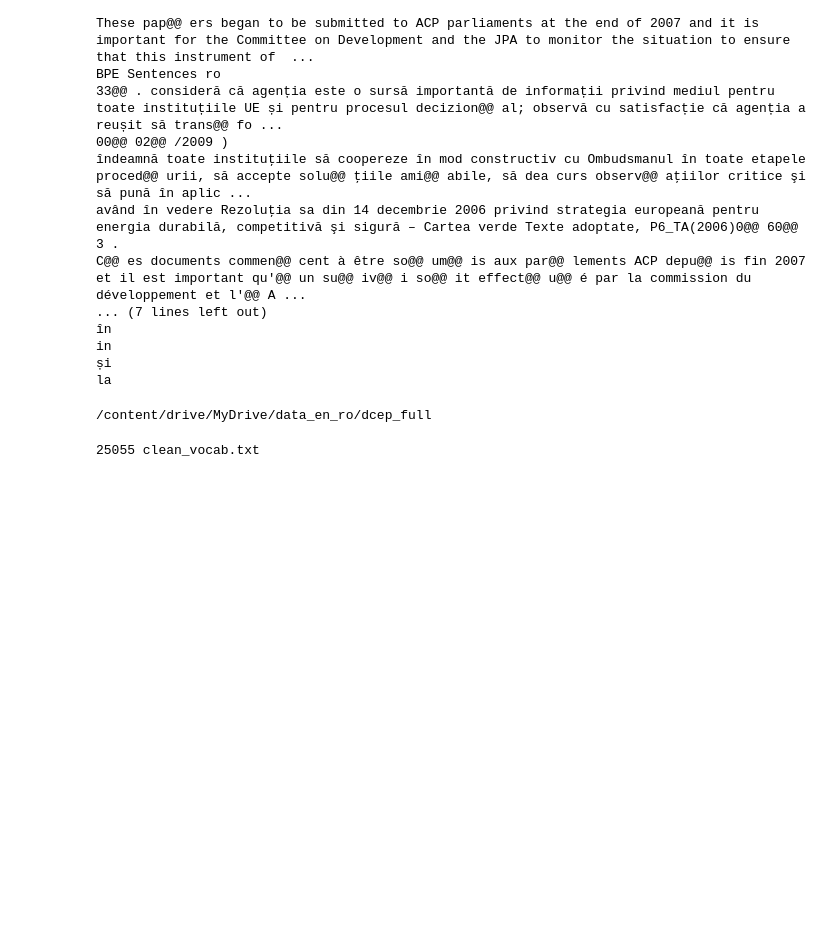
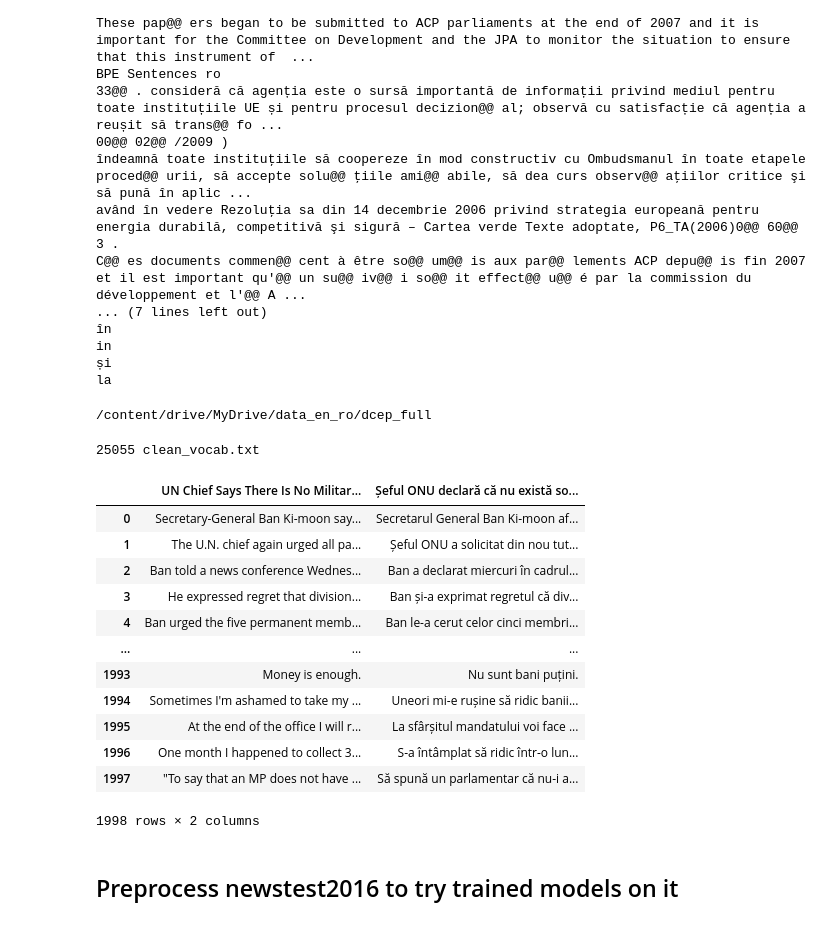
Before and after one commit to clgp2/baCode, a Jupyter notebook: notebooks/02-processing.ipynb, the cells around one changed output. Cells and saved outputs as stored; diff of their text form; code cells hidden in the pictures; blank space fills up the shorter version.

```diff
--- a/notebooks/02-processing.ipynb
+++ b/notebooks/02-processing.ipynb
@@ -143,0 +154,29 @@ la
+# %%
+import pandas as pd
+
+df_ro=pd.read_csv("newstest_ro_strip.txt", sep="\n")
+df_ro.to_csv("newstest_ro.txt", index=False)
+
+df_en=pd.read_csv("newstest_en_strip.txt", sep="\n+", skip_blank_lines=True)
+df_en.to_csv("newstest_en.txt", index=False)
+# %%
+newstest_both=pd.concat([df_en, df_ro], axis=1)
+# %%
+pd.set_option('display.max_colwidth', None)
+newstest_both
+# %% [output]
+|  | UN Chief Says There Is No Militar... | Șeful ONU declară că nu există so... |
+| 0 | Secretary-General Ban Ki-moon say... | Secretarul General Ban Ki-moon af... |
+| 1 | The U.N. chief again urged all pa... | Șeful ONU a solicitat din nou tut... |
+| 2 | Ban told a news conference Wednes... | Ban a declarat miercuri în cadrul... |
+| 3 | He expressed regret that division... | Ban și-a exprimat regretul că div... |
+| 4 | Ban urged the five permanent memb... | Ban le-a cerut celor cinci membri... |
+| ... | ... | ... |
+| 1993 | Money is enough. | Nu sunt bani puțini. |
+| 1994 | Sometimes I'm ashamed to take my ... | Uneori mi-e rușine să ridic banii... |
+| 1995 | At the end of the office I will r... | La sfârșitul mandatului voi face ... |
+| 1996 | One month I happened to collect 3... | S-a întâmplat să ridic într-o lun... |
+| 1997 | "To say that an MP does not have ... | Să spună un parlamentar că nu-i a... |
+1998 rows × 2 columns
+# %% [markdown]
+## Preprocess newstest2016 to try trained models on it
```
Also changed, not shown: parts of 6 cells of this notebook, 14 other files.
